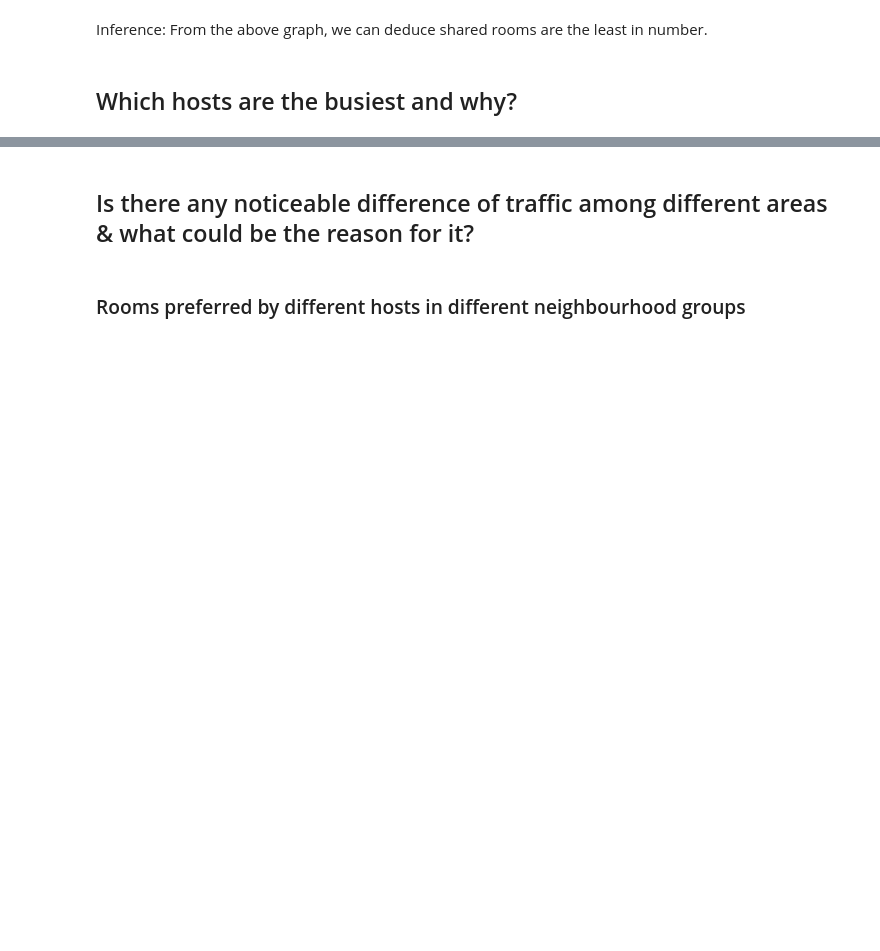
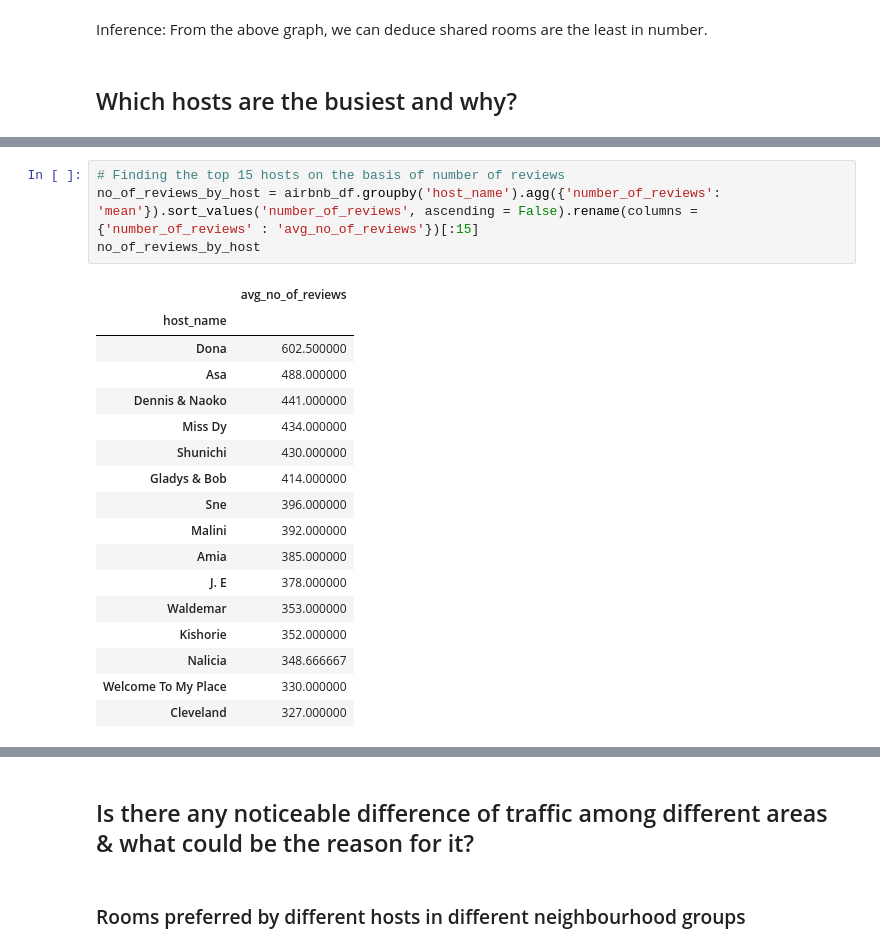
Before and after one commit to codeboy47/airbnb-booking-analysis, a Jupyter notebook: Akshit_Singh_Airbnb_Bookings_Analysis.ipynb, the cells around one changed output, grey strips where cells are left out. Cells and saved outputs as stored; diff of their text form; blank space fills up the shorter version.

```diff
--- a/Akshit_Singh_Airbnb_Bookings_Analysis.ipynb
+++ b/Akshit_Singh_Airbnb_Bookings_Analysis.ipynb
@@ -263,0 +314,22 @@ Inference: From the above graph, we can deduce shared rooms are the least in num
+# %%
+# Finding the top 15 hosts on the basis of number of reviews
+no_of_reviews_by_host = airbnb_df.groupby('host_name').agg({'number_of_reviews': 'mean'}).sort_values('number_of_reviews', ascending = False).rename(columns = {'number_of_reviews' : 'avg_no_of_reviews'})[:15]
+no_of_reviews_by_host
+# %% [output]
+|  | avg_no_of_reviews |
+| host_name |  |
+| Dona | 602.500000 |
+| Asa | 488.000000 |
+| Dennis & Naoko | 441.000000 |
+| Miss Dy | 434.000000 |
+| Shunichi | 430.000000 |
+| Gladys & Bob | 414.000000 |
+| Sne | 396.000000 |
+| Malini | 392.000000 |
+| Amia | 385.000000 |
+| J. E | 378.000000 |
+| Waldemar | 353.000000 |
+| Kishorie | 352.000000 |
+| Nalicia | 348.666667 |
+| Welcome To My Place | 330.000000 |
+| Cleveland | 327.000000 |
```
Also changed, not shown: parts of 10 cells of this notebook.
